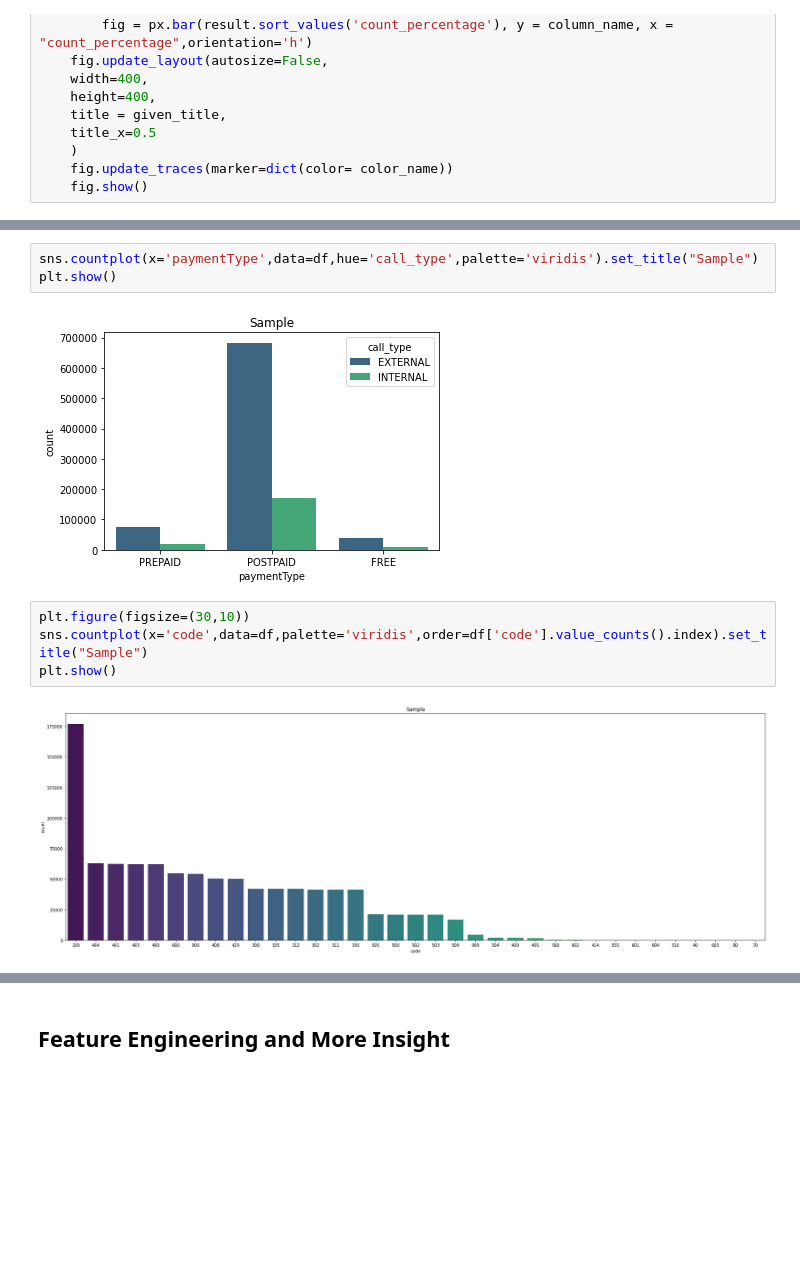
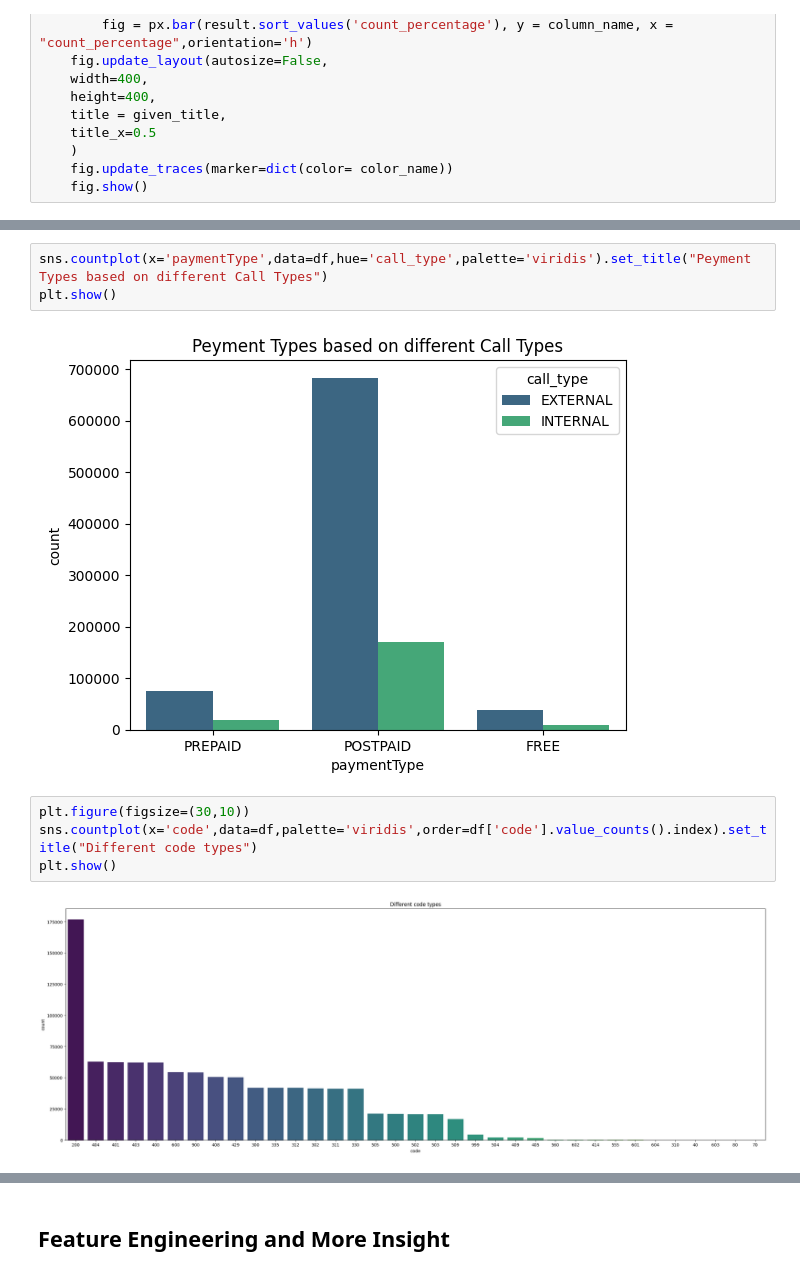
Before and after one commit to amyrmahdy/api-management, a Jupyter notebook: APIM.ipynb, the cells around one changed output, grey strips where cells are left out. Saved outputs shown, nothing was run; the diff lists cells and outputs as text; blank space fills up the shorter version.

```diff
--- a/APIM.ipynb
+++ b/APIM.ipynb
@@ -253,12 +312,12 @@ count_percentage_plot_by_column('api_type','Sample','pink',False)
 # %%
-sns.countplot(x='paymentType',data=df,hue='call_type',palette='viridis').set_title("Sample")
+sns.countplot(x='paymentType',data=df,hue='call_type',palette='viridis').set_title("Peyment Types based on different Call Types")
 plt.show()
 # %% [output]
-[figure, old version]
+[figure, new version]
 # %%
 plt.figure(figsize=(30,10))
-sns.countplot(x='code',data=df,palette='viridis',order=df['code'].value_counts().index).set_title("Sample")
+sns.countplot(x='code',data=df,palette='viridis',order=df['code'].value_counts().index).set_title("Different code types")
 plt.show()
 # %% [output]
-[figure, old version]
+[figure, new version]
 # %%
```
Also changed, not shown: parts of 40 cells of this notebook.
